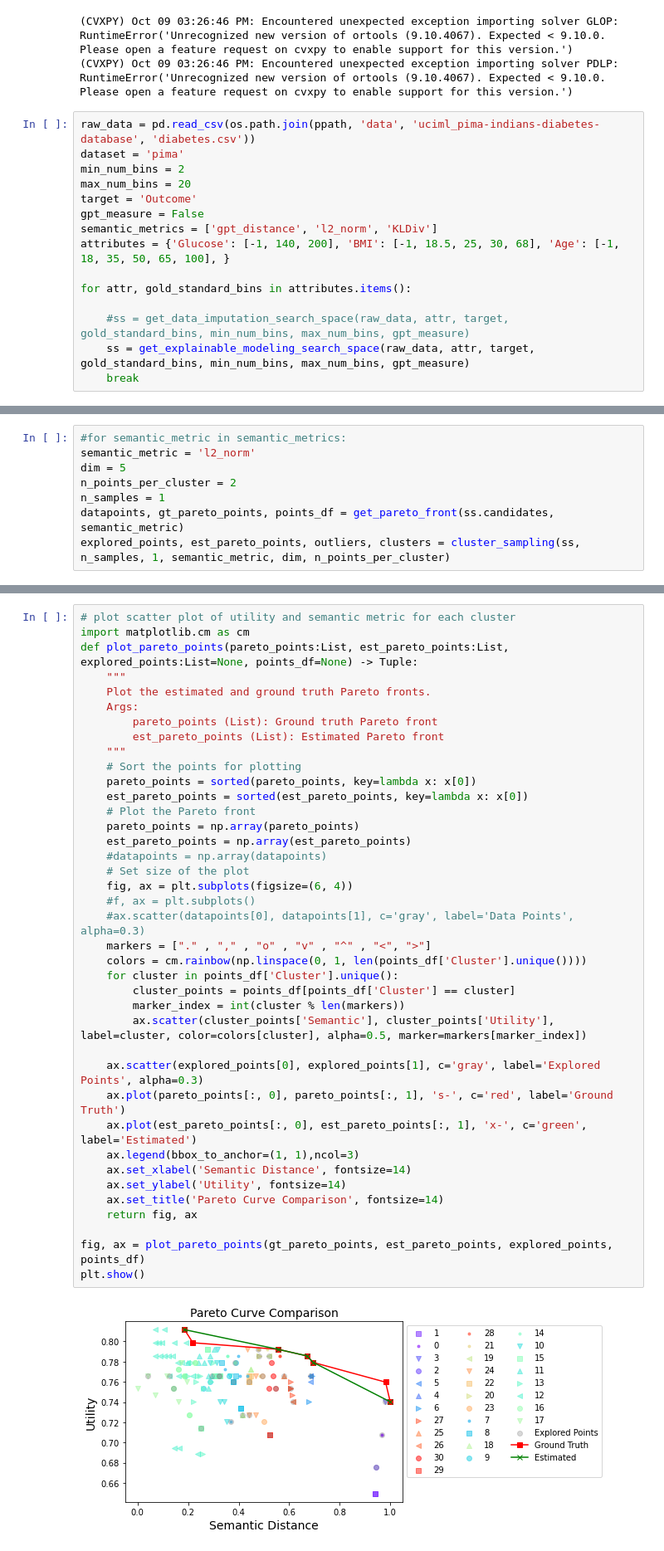
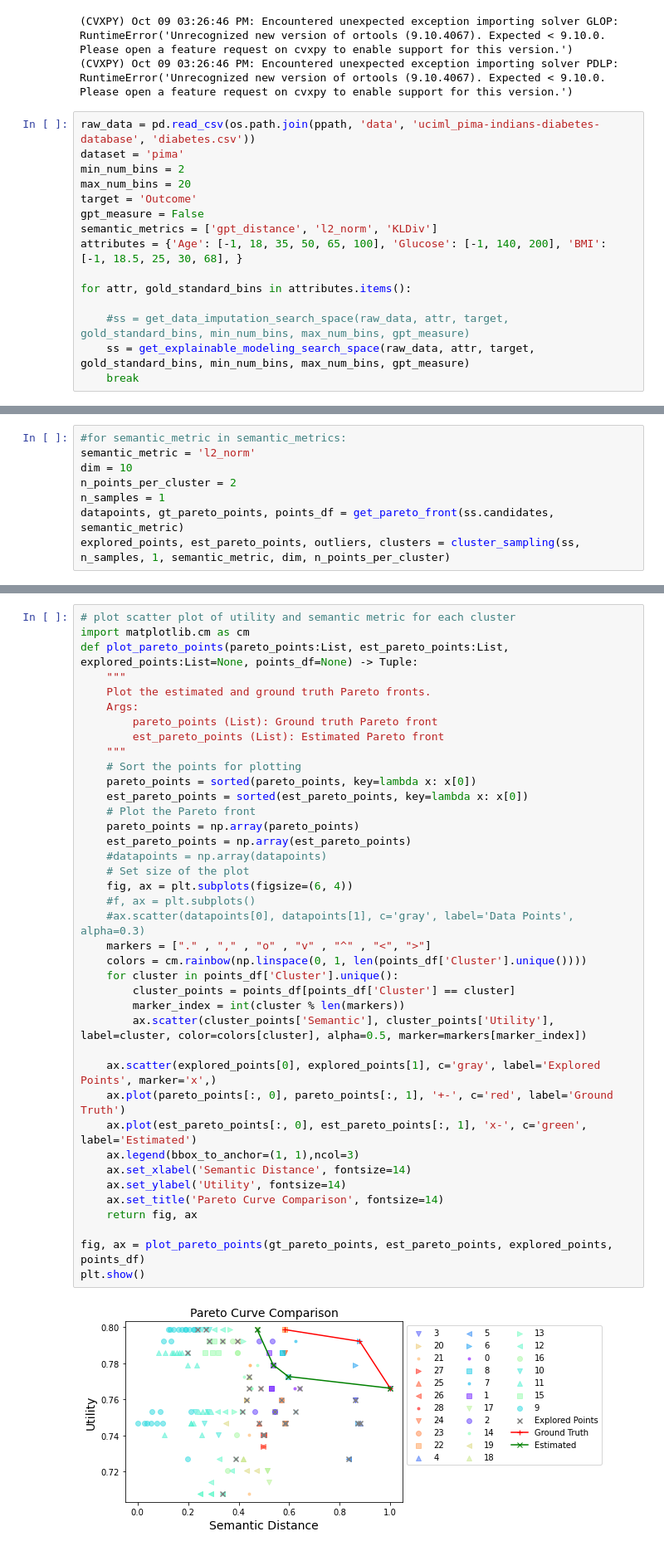
Before and after one commit to ey-l/explainable-discretization, a Jupyter notebook: notebooks/pca-explore.ipynb, the cells around one changed output, grey strips where cells are left out. Shown at 83% size. Drawn from its saved outputs; the diff is of its cells as text.

```diff
--- a/notebooks/pca-explore.ipynb
+++ b/notebooks/pca-explore.ipynb
@@ -43,7 +43,7 @@ max_num_bins = 20
 target = 'Outcome'
 gpt_measure = False
 semantic_metrics = ['gpt_distance', 'l2_norm', 'KLDiv']
-attributes = {'Glucose': [-1, 140, 200], 'BMI': [-1, 18.5, 25, 30, 68], 'Age': [-1, 18, 35, 50, 65, 100], }
+attributes = {'Age': [-1, 18, 35, 50, 65, 100], 'Glucose': [-1, 140, 200], 'BMI': [-1, 18.5, 25, 30, 68], }
 
 for attr, gold_standard_bins in attributes.items():
 
@@ -174,7 +175,7 @@ def cluster_sampling(search_space, num_samples:int=2, frac_outlier_samples=0.5,
 # %%
 #for semantic_metric in semantic_metrics:
 semantic_metric = 'l2_norm'
-dim = 5
+dim = 10
 n_points_per_cluster = 2
 n_samples = 1
 datapoints, gt_pareto_points, points_df = get_pareto_front(ss.candidates, semantic_metric)
@@ -234,36 +235,36 @@ def plot_pareto_points(pareto_points:List, est_pareto_points:List, explored_poin
         est_pareto_points (List): Estimated Pareto front
     """
     # Sort the points for plotting
     pareto_points = sorted(pareto_points, key=lambda x: x[0])
     est_pareto_points = sorted(est_pareto_points, key=lambda x: x[0])
     # Plot the Pareto front
     pareto_points = np.array(pareto_points)
     est_pareto_points = np.array(est_pareto_points)
     #datapoints = np.array(datapoints)
     # Set size of the plot
     fig, ax = plt.subplots(figsize=(6, 4))
     #f, ax = plt.subplots()
     #ax.scatter(datapoints[0], datapoints[1], c='gray', label='Data Points', alpha=0.3)
     markers = ["." , "," , "o" , "v" , "^" , "<", ">"]
     colors = cm.rainbow(np.linspace(0, 1, len(points_df['Cluster'].unique())))
     for cluster in points_df['Cluster'].unique():
         cluster_points = points_df[points_df['Cluster'] == cluster]
         marker_index = int(cluster % len(markers))
         ax.scatter(cluster_points['Semantic'], cluster_points['Utility'], label=cluster, color=colors[cluster], alpha=0.5, marker=markers[marker_index])
 
-    ax.scatter(explored_points[0], explored_points[1], c='gray', label='Explored Points', alpha=0.3)
-    ax.plot(pareto_points[:, 0], pareto_points[:, 1], 's-', c='red', label='Ground Truth')
+    ax.scatter(explored_points[0], explored_points[1], c='gray', label='Explored Points', marker='x',)
+    ax.plot(pareto_points[:, 0], pareto_points[:, 1], '+-', c='red', label='Ground Truth')
     ax.plot(est_pareto_points[:, 0], est_pareto_points[:, 1], 'x-', c='green', label='Estimated')
     ax.legend(bbox_to_anchor=(1, 1),ncol=3)
     ax.set_xlabel('Semantic Distance', fontsize=14)
     ax.set_ylabel('Utility', fontsize=14)
     ax.set_title('Pareto Curve Comparison', fontsize=14)
     return fig, ax
 
 fig, ax = plot_pareto_points(gt_pareto_points, est_pareto_points, explored_points, points_df)
 plt.show()
 # %% [output]
-[figure, old version]
+[figure, new version]
 # %%
 # plot box plots of utility and semantic metric for each cluster
 fig, axs = plt.subplots(2,1, figsize=(10,10))
```
Also changed, not shown: parts of 8 cells of this notebook, 3 other files.
